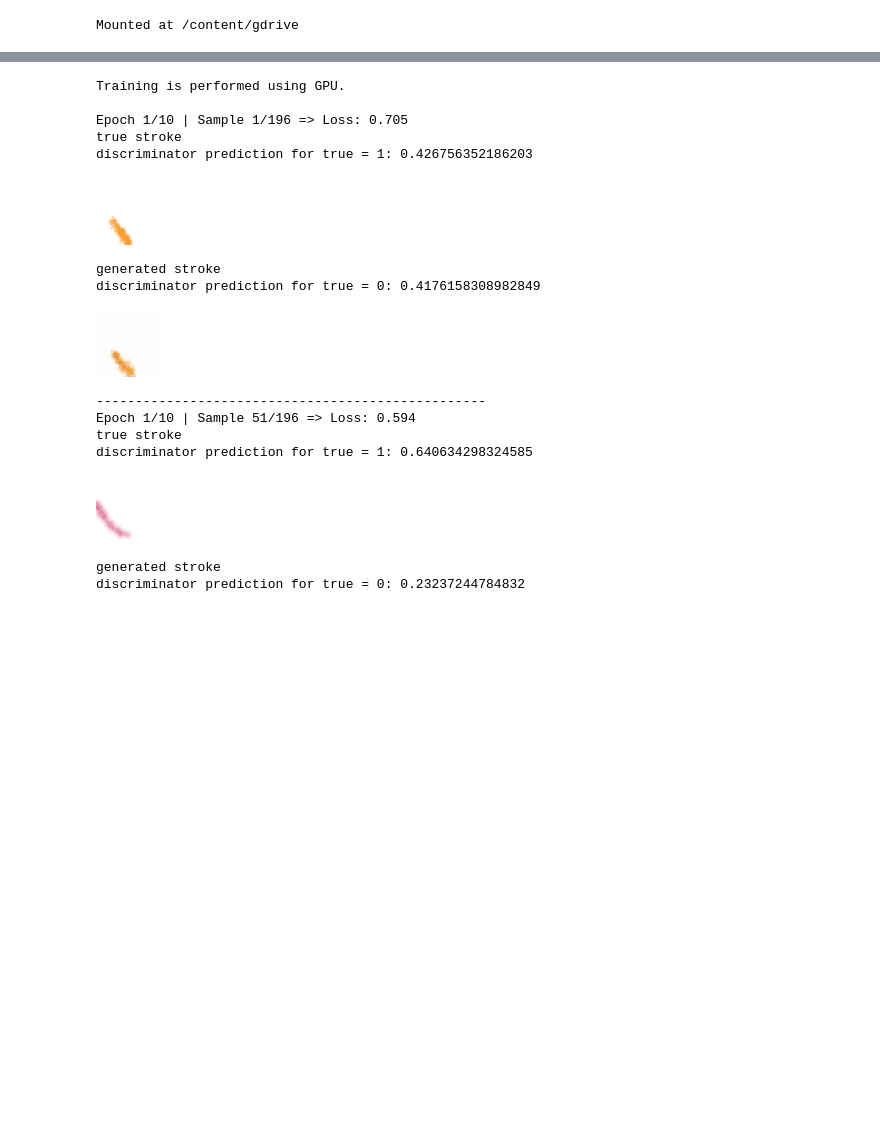
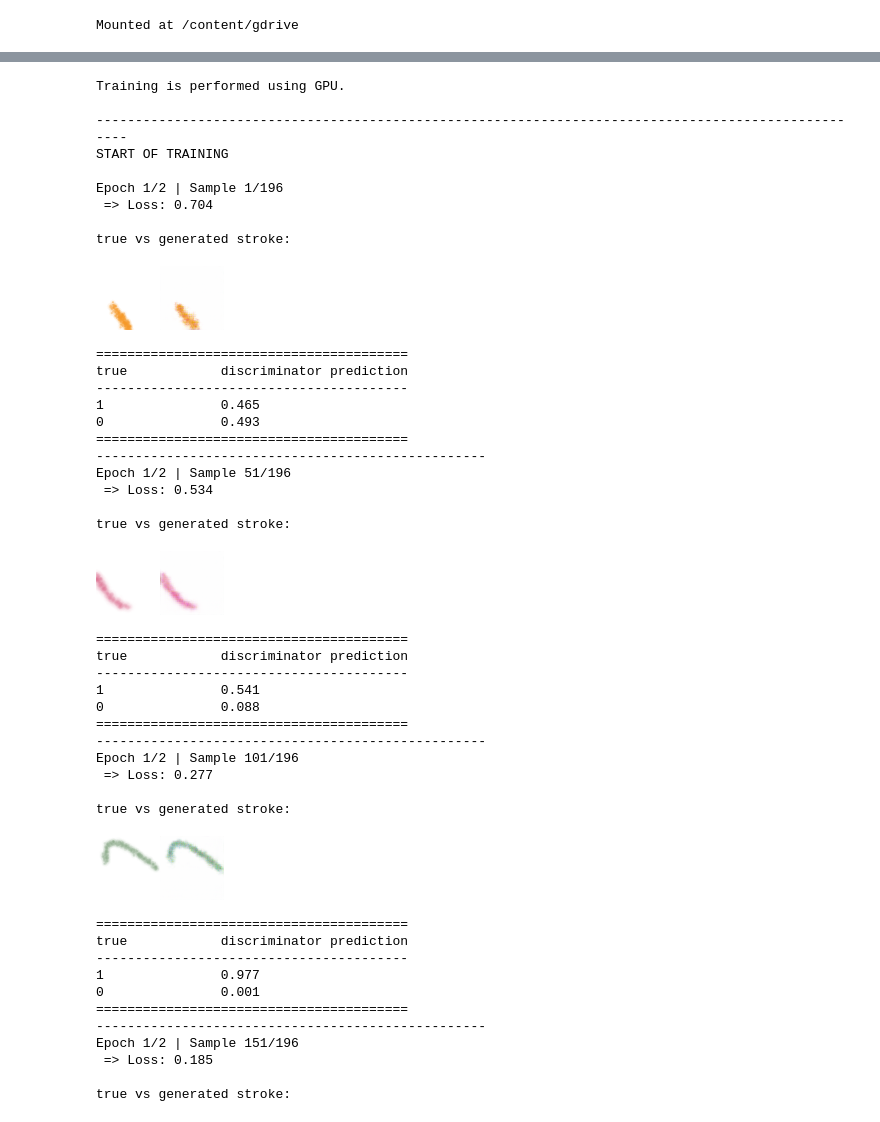
Before and after one commit to Olllga/DM_project, a Jupyter notebook: scripts/discriminator.ipynb, the cells around one changed output, grey strips where cells are left out. Drawn from its saved outputs; the diff is of its cells as text; code cells hidden in the pictures; blank space fills up the shorter version.

Commit message:
methods for saving and printing are updated

```diff
--- a/scripts/discriminator.ipynb
+++ b/scripts/discriminator.ipynb
@@ -27,8 +30,8 @@ drive.mount('/content/gdrive')
 Mounted at /content/gdrive
 # %%
 # folder, created in advance in the Google Drive and containing kaggle.json
-#project_folder = "/content/gdrive/My Drive/Kaggle/NaturalPainters" # for original email
-project_folder = "/content/gdrive/My Drive/NaturalPainters"
+project_folder = "/content/gdrive/MyDrive/Kaggle/NaturalPainters" # for original email
+#project_folder = "/content/gdrive/MyDrive/NaturalPainters"
 os.environ['KAGGLE_CONFIG_DIR'] = project_folder
 # %%
 # dive into folder
@@ -40,0 +42,5 @@ os.environ['KAGGLE_CONFIG_DIR'] = project_folder
+# %%
+# path to load the generator weights
+generator_path = project_folder + '/models/generator/generator_5152w_10e_1d.pth'
+# path to save discriminator weights
+discriminator_path = project_folder + '/models/discriminator/discriminator_'
@@ -231,5 +250,5 @@ class Trainer():
 # %%
-#torch.manual_seed(4)
+torch.manual_seed(SEED)
 class Hparams():
     in_features = 12 #constant
     num_features = 512 #@param {type:"slider", min:8, max:1024, step:8}
@@ -239,7 +258,7 @@ class Hparams():
     batch_size = 512 #@param {type: "slider", min:8, max:512, step:8}
     lr = 0.001 #@param {type:"number"}
     betas = (0.5, 0.999) #@param
-    epochs = 10 #@param {type:"slider", min:1, max:1000, step:1}
+    epochs = 2 #@param {type:"slider", min:1, max:1000, step:1}
     print_interval = 50 #@param {type:"slider", min:1, max:100, step:10}
 hparams = Hparams()
 
@@ -274,47 +293,82 @@ generator = Generator(hparams.in_features,
                       hparams.img_width,
                       hparams.num_features,
                       hparams.img_channels)
 
-generator_path = "/content/gdrive/.shortcut-targets-by-id/1m2LH2VheZ1KLU1PiFqOKItm5-sBWZ1C4/NaturalPainters/results/generator_5152w_10e_1d.pth"
-
 generator.load_state_dict(torch.load(generator_path,
                                      map_location = torch.device(device)))
 
 for param in generator.parameters():
     generator.requires_grad = False
 
 generator.to(device).eval()
 
 optimizer = optim.Adam(discriminator.parameters(),
                        lr = hparams.lr,
                        betas = hparams.betas)
 
 loss = F.binary_cross_entropy
 
+strokes_tfms = transforms.Compose([transforms.Lambda(lambda x:
+                                                     x.float()),
+                                   transforms.Lambda(lambda x:
+                                                     x.div_(255))
+                                  ])
+
 trainer = Trainer(strokes_tfms,
                   generator,
                   discriminator,
                   optimizer,
                   loss,
                   epochs = hparams.epochs,
                   gpu = gpu)
 
 trainer.train(dataloader,
-              print_interval = hparams.print_interval)
+              print_interval = hparams.print_interval,
+              save_model_path = discriminator_path +
+              f'{hparams.epochs}e_{SEED}seed.pth')
 # %% [output]
 Training is performed using GPU.
 
-Epoch 1/10 | Sample 1/196 => Loss: 0.705
-true stroke
-discriminator prediction for true = 1: 0.426756352186203
+----------------------------------------------------------------------------------------------------
+START OF TRAINING
+
+Epoch 1/2 | Sample 1/196
+ => Loss: 0.704
+
+true vs generated stroke:
-[figure, old version]
+[figure, new version]
-generated stroke
-discriminator prediction for true = 0: 0.4176158308982849
+========================================
+true            discriminator prediction
+----------------------------------------
+1               0.465
+0               0.493
+========================================
+--------------------------------------------------
+Epoch 1/2 | Sample 51/196
+ => Loss: 0.534
+
+true vs generated stroke:
-[figure, old version]
+[figure, new version]
+========================================
+true            discriminator prediction
+----------------------------------------
+1               0.541
+0               0.088
+========================================
 --------------------------------------------------
-Epoch 1/10 | Sample 51/196 => Loss: 0.594
-true stroke
-discriminator prediction for true = 1: 0.640634298324585
+Epoch 1/2 | Sample 101/196
+ => Loss: 0.277
+
+true vs generated stroke:
-[figure, old version]
+[figure, new version]
-generated stroke
-discriminator prediction for true = 0: 0.23237244784832
+========================================
+true            discriminator prediction
+----------------------------------------
+1               0.977
+0               0.001
+========================================
+--------------------------------------------------
+Epoch 1/2 | Sample 151/196
+ => Loss: 0.185
+
+true vs generated stroke:
```
Also changed, not shown: parts of 13 cells of this notebook, 3 other files.
